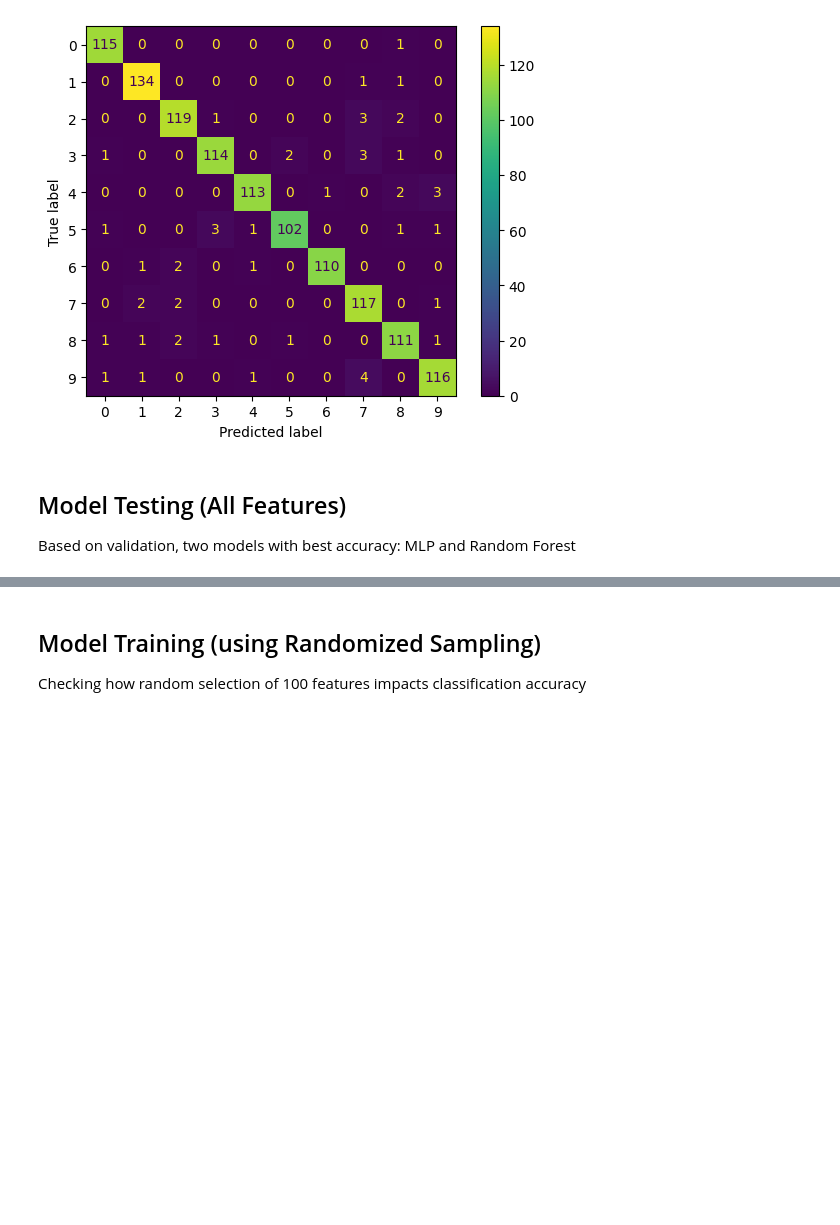
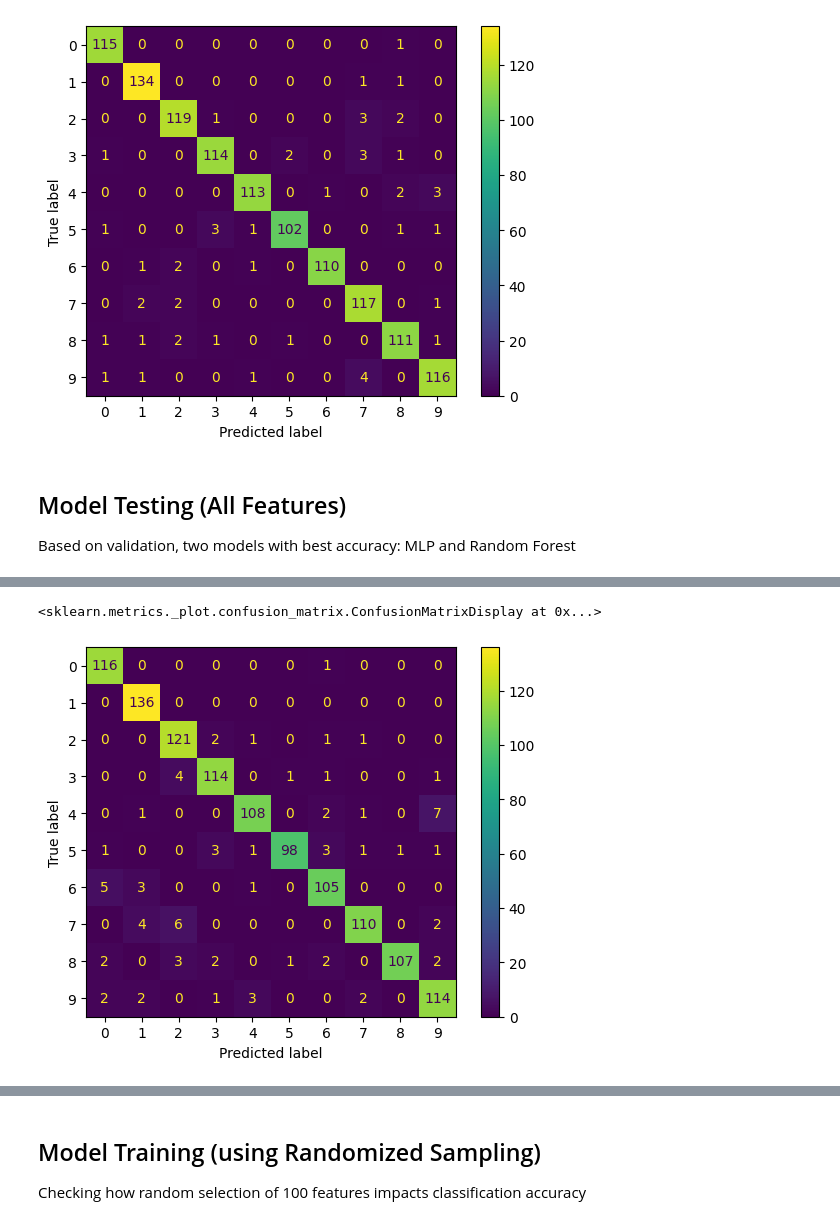
Before and after one commit to ThomasPrins1/MachineLearning_EE, a Jupyter notebook: Project_CE_IMG/project_notebook_with_gpu_accel.ipynb, the cells around one changed output, grey strips where cells are left out. Drawn from its saved outputs; the diff is of its cells as text; code cells hidden in the pictures; blank space fills up the shorter version.

```diff
--- a/Project_CE_IMG/project_notebook_with_gpu_accel.ipynb
+++ b/Project_CE_IMG/project_notebook_with_gpu_accel.ipynb
@@ -215,7 +215,7 @@ for c_value in C_list:
 	Y_pred,accuracy,cm = test_model(logisticReg, X_val, y_val)
 	if accuracy>best_accuracy +eps:
 		best_accuracy=accuracy
-		best_model = [Y_pred,accuracy,cm,c_value]
+		best_model = [Y_pred,accuracy,cm,c_value,logisticReg]
 print("Accuracy of best model: ",best_model[1])
 print("C value of best model: ",best_model[3])
 # %% [output]
@@ -396,0 +420,5 @@ y_pred_rf_test, accuracy_rf_test, cm_rf_test = test_model(randomForest, X_test,
+# %%
+ConfusionMatrixDisplay(cm_rf_test, display_labels=range(10)).plot()
+# %% [output]
+<sklearn.metrics._plot.confusion_matrix.ConfusionMatrixDisplay at 0x...>
+[figure, added]
```
Also changed, not shown: parts of 28 cells of this notebook.
